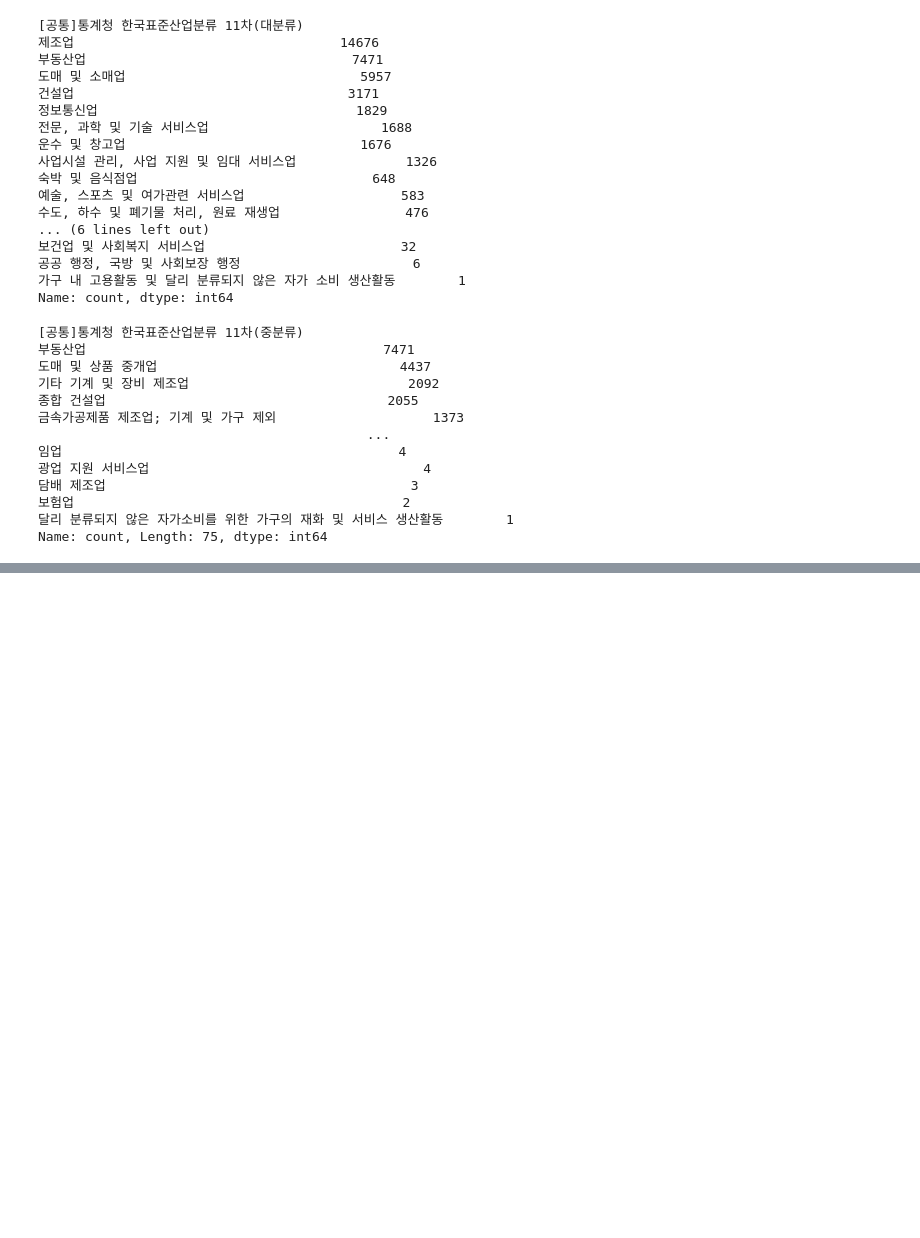
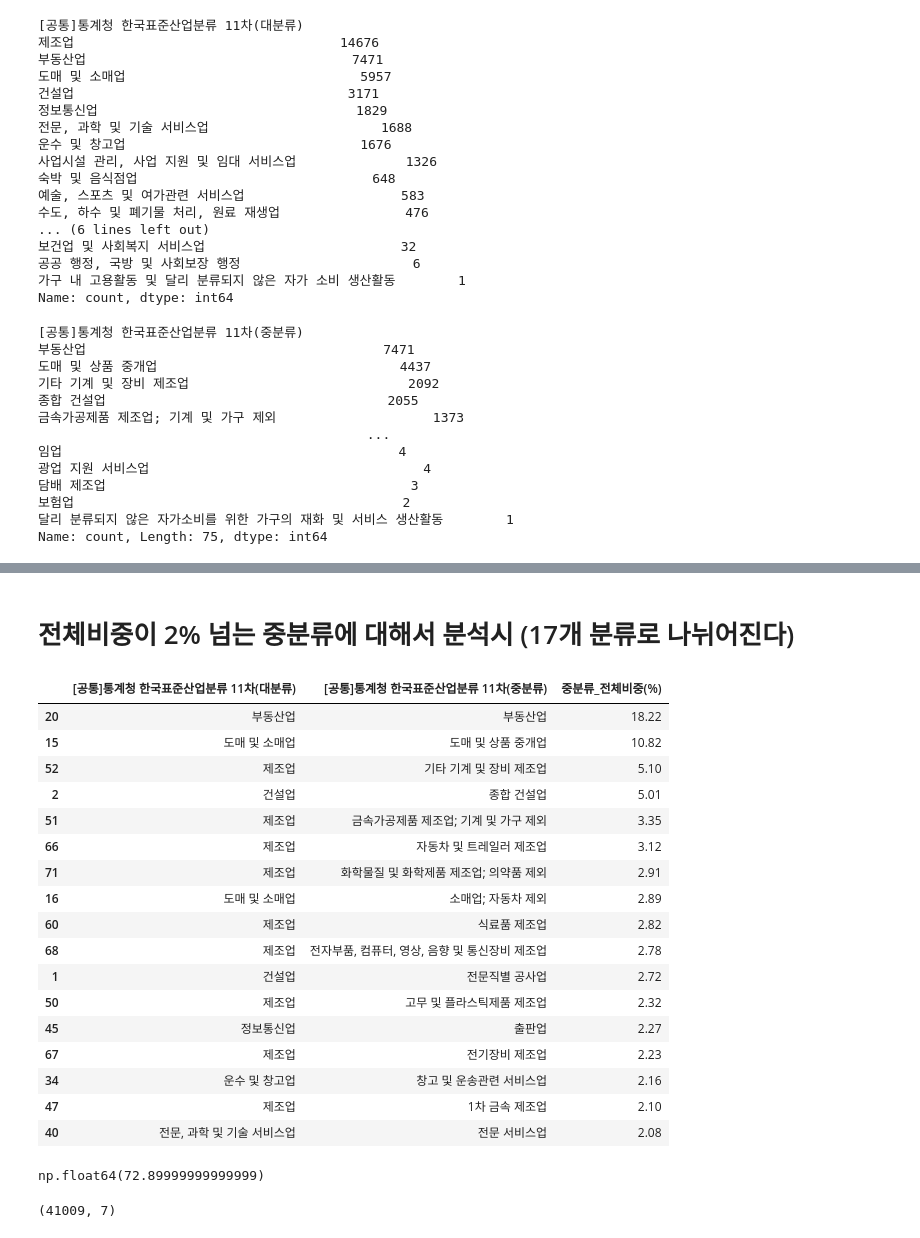
Before and after one commit to hyewonKo/corporate-bankruptcy, a Jupyter notebook: 데이터수집/test.ipynb, the cells around one changed output, grey strips where cells are left out. Drawn from its saved outputs; the diff is of its cells as text; code cells hidden in the pictures; blank space fills up the shorter version.

```diff
--- a/데이터수집/test.ipynb
+++ b/데이터수집/test.ipynb
@@ -331,0 +237,42 @@ result.head(20)
+# %% [markdown]
+# 전체비중이 2% 넘는 중분류에 대해서 분석시 (17개 분류로 나뉘어진다)
+# %%
+result.loc[
+    result['중분류_전체비중(%)'] >= 2,
+    [
+        '[공통]통계청 한국표준산업분류 11차(대분류)',
+        '[공통]통계청 한국표준산업분류 11차(중분류)',
+        '중분류_전체비중(%)'
+    ]
+]
+# %% [output]
+|  | [공통]통계청 한국표준산업분류 11차(대분류) | [공통]통계청 한국표준산업분류 11차(중분류) | 중분류_전체비중(%) |
+| 20 | 부동산업 | 부동산업 | 18.22 |
+| 15 | 도매 및 소매업 | 도매 및 상품 중개업 | 10.82 |
+| 52 | 제조업 | 기타 기계 및 장비 제조업 | 5.10 |
+| 2 | 건설업 | 종합 건설업 | 5.01 |
+| 51 | 제조업 | 금속가공제품 제조업; 기계 및 가구 제외 | 3.35 |
+| 66 | 제조업 | 자동차 및 트레일러 제조업 | 3.12 |
+| 71 | 제조업 | 화학물질 및 화학제품 제조업; 의약품 제외 | 2.91 |
+| 16 | 도매 및 소매업 | 소매업; 자동차 제외 | 2.89 |
+| 60 | 제조업 | 식료품 제조업 | 2.82 |
+| 68 | 제조업 | 전자부품, 컴퓨터, 영상, 음향 및 통신장비 제조업 | 2.78 |
+| 1 | 건설업 | 전문직별 공사업 | 2.72 |
+| 50 | 제조업 | 고무 및 플라스틱제품 제조업 | 2.32 |
+| 45 | 정보통신업 | 출판업 | 2.27 |
+| 67 | 제조업 | 전기장비 제조업 | 2.23 |
+| 34 | 운수 및 창고업 | 창고 및 운송관련 서비스업 | 2.16 |
+| 47 | 제조업 | 1차 금속 제조업 | 2.10 |
+| 40 | 전문, 과학 및 기술 서비스업 | 전문 서비스업 | 2.08 |
+# %%
+# 이경우 비상장외감기업 + 코스닥 상장기업의 72%를 분석할 수 있다
+result.loc[
+    result['중분류_전체비중(%)'] >= 2,
+    '중분류_전체비중(%)'
+].sum()
+# %% [output]
+np.float64(72.89999999999999)
+# %%
+df.shape
+# %% [output]
+(41009, 7)
```
Also changed, not shown: parts of 21 cells of this notebook.
